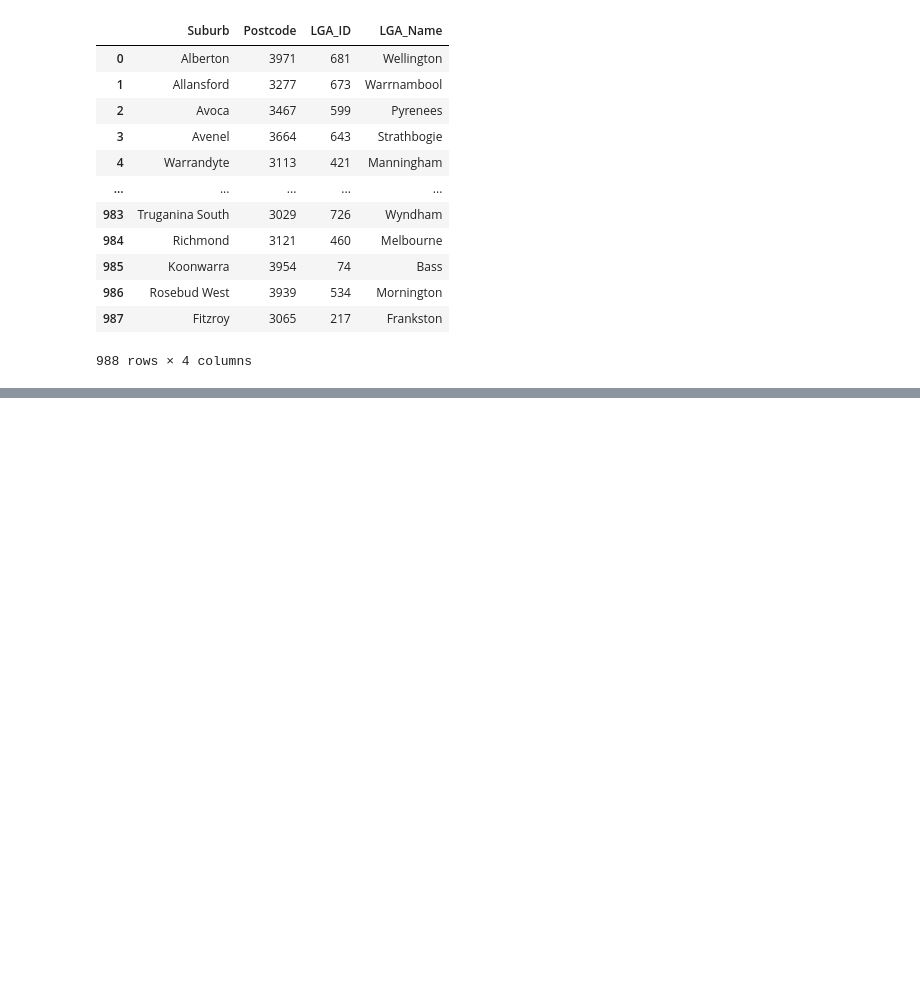
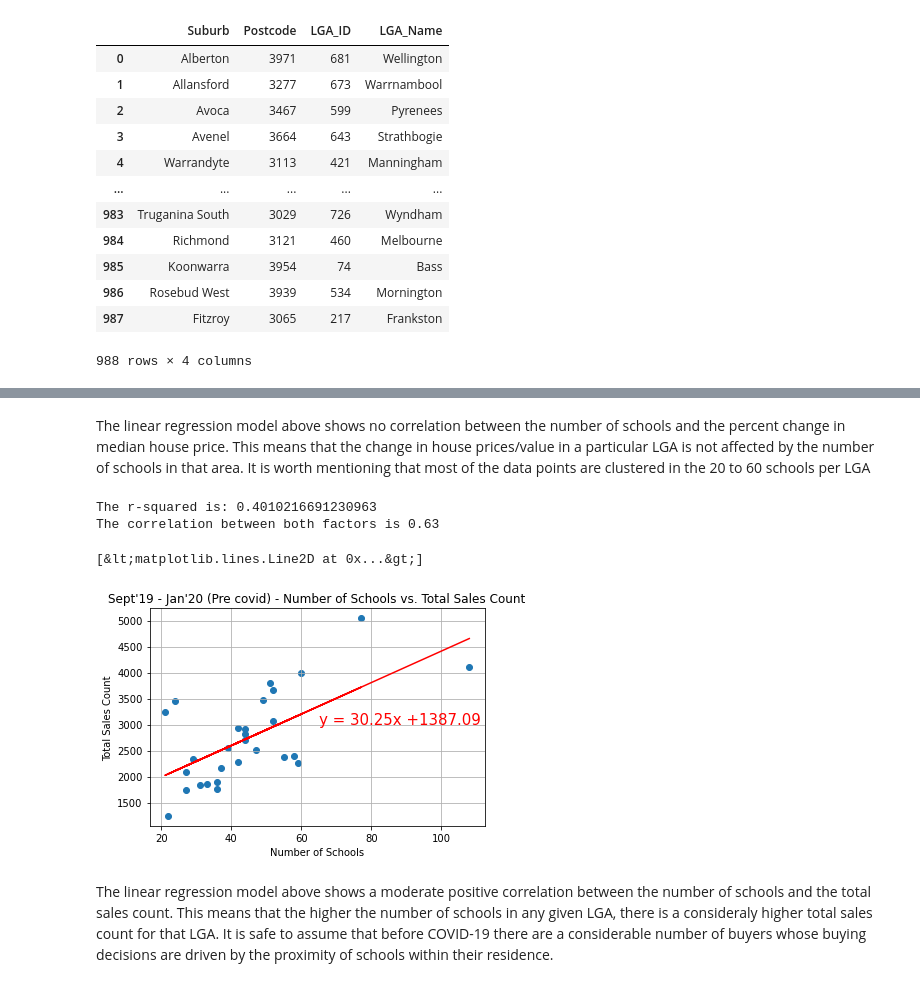
Before and after one commit to jeremychiaa/covid-victorian-real-estate, a Jupyter notebook: cleaned_schools.ipynb, the cells around one changed output, grey strips where cells are left out. Saved outputs shown, nothing was run; the diff lists cells and outputs as text; code cells hidden in the pictures; blank space fills up the shorter version.

```diff
--- a/cleaned_schools.ipynb
+++ b/cleaned_schools.ipynb
@@ -222,0 +285,13 @@ create_linear_regression_plot(x_values, y_values, "Number of Schools", "Average
+# %% [markdown]
+The linear regression model above shows no correlation between the number of schools and the percent change in median house price. This means that the change in house prices/value in a particular LGA is not affected by the number of schools in that area. It is worth mentioning that most of the data points are clustered in the 20 to 60 schools per LGA
+# %%
+x_values = new_merged_lga_school["School Count"]
+y_values = new_merged_lga_school["Total Sales"]
+create_linear_regression_plot(x_values, y_values, "Number of Schools", "Total Sales Count", "Sept'19 - Jan'20", "Pre", (65,3000), ylim=None)
+# %% [output]
+The r-squared is: 0.4010216691230963
+The correlation between both factors is 0.63
+[&lt;matplotlib.lines.Line2D at 0x...&gt;]
+[figure, added]
+# %% [markdown]
+The linear regression model above shows a moderate positive correlation between the number of schools and the total sales count. This means that the higher the number of schools in any given LGA, there is a consideraly higher total sales count for that LGA. It is safe to assume that before COVID-19 there are a considerable number of buyers whose buying decisions are driven by the proximity of schools within their residence.
```
Also changed, not shown: parts of 15 cells of this notebook.
